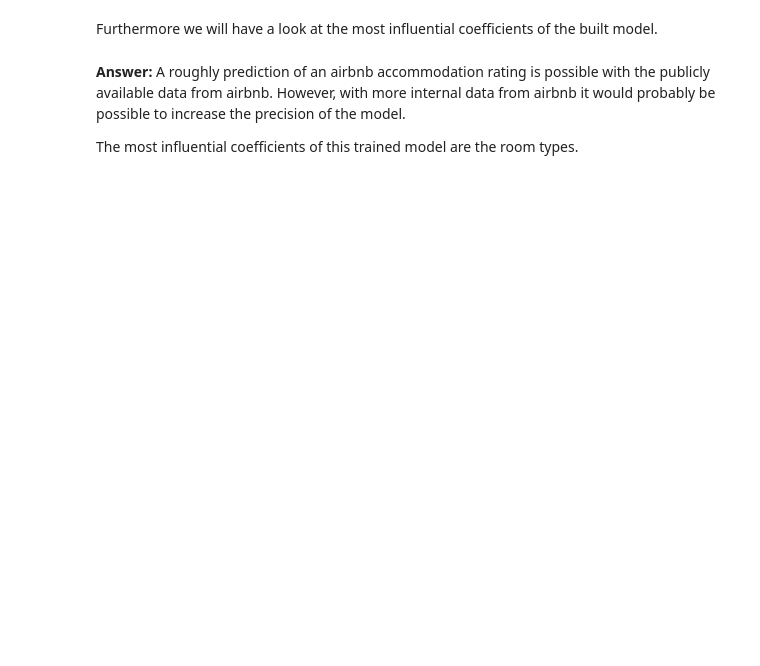
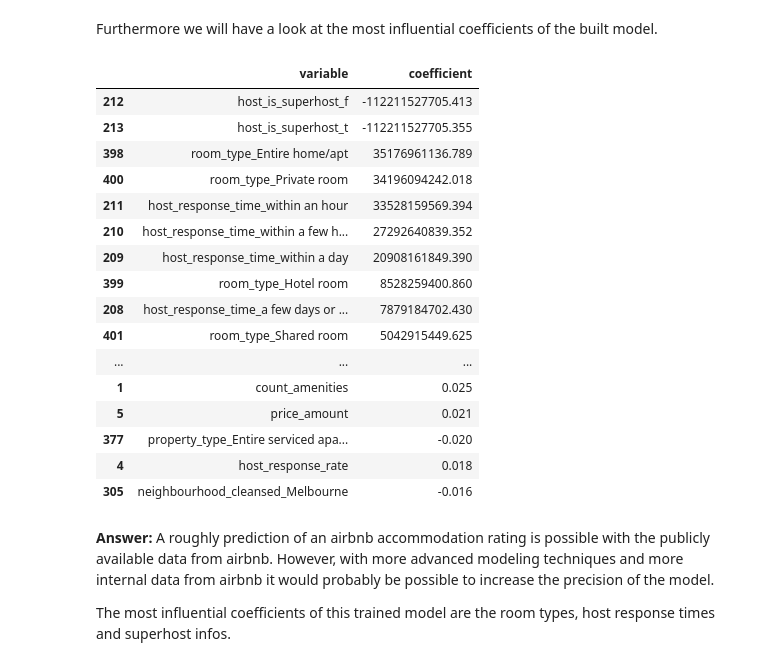
Before and after one commit to PatrickChristoph/airbnb_insights_australia, a Jupyter notebook: analysis.ipynb, the cells around one changed output. Drawn from its saved outputs; the diff is of its cells as text; code cells hidden in the pictures; blank space fills up the shorter version.

```diff
--- a/analysis.ipynb
+++ b/analysis.ipynb
@@ -642,24 +680,42 @@ Furthermore we will have a look at the most influential coefficients of the buil
 # %%
 def get_coefficients_weights(coefficients: np.ndarray, X_train: pd.DataFrame) -> pd.DataFrame:
     """
     Show the most influential coefficients of the linear regression model.
 
     :param coefficients: coefficients of the model
     :param X_train: input train data of the model
     :return: coefficients of the model sorted by their amount
     """
     coefs_df = pd.DataFrame()
     coefs_df['variable'] = X_train.columns
     coefs_df['coefficient'] = coefficients
     coefs_df['coefficient_abs'] = np.abs(coefficients)
     coefs_df = coefs_df.sort_values('coefficient_abs', ascending=False)
     return coefs_df
 
 model_coefficients = get_coefficients_weights(model.named_steps["linearregression"].coef_, X_train)
 pd.set_option('display.float_format', lambda x: '%.3f' % x)
 
-model_coefficients[['variable', 'coefficient']].head(10)
+model_coefficients[['variable', 'coefficient']].head(20)
+# %% [output]
+|  | variable | coefficient |
+| 212 | host_is_superhost_f | -112211527705.413 |
+| 213 | host_is_superhost_t | -112211527705.355 |
+| 398 | room_type_Entire home/apt | 35176961136.789 |
+| 400 | room_type_Private room | 34196094242.018 |
+| 211 | host_response_time_within an hour | 33528159569.394 |
+| 210 | host_response_time_within a few h... | 27292640839.352 |
+| 209 | host_response_time_within a day | 20908161849.390 |
+| 399 | room_type_Hotel room | 8528259400.860 |
+| 208 | host_response_time_a few days or ... | 7879184702.430 |
+| 401 | room_type_Shared room | 5042915449.625 |
+| ... | ... | ... |
+| 1 | count_amenities | 0.025 |
+| 5 | price_amount | 0.021 |
+| 377 | property_type_Entire serviced apa... | -0.020 |
+| 4 | host_response_rate | 0.018 |
+| 305 | neighbourhood_cleansed_Melbourne | -0.016 |
 # %% [markdown]
-**Answer:** A roughly prediction of an airbnb accommodation rating is possible with the publicly available data from airbnb. However, with more internal data from airbnb it would probably be possible to increase the precision of the model.
+**Answer:** A roughly prediction of an airbnb accommodation rating is possible with the publicly available data from airbnb. However, with more advanced modeling techniques and more internal data from airbnb it would probably be possible to increase the precision of the model.
 
-The most influential coefficients of this trained model are the room types.
+The most influential coefficients of this trained model are the room types, host response times and superhost infos.
```
Also changed, not shown: parts of 20 cells of this notebook.
